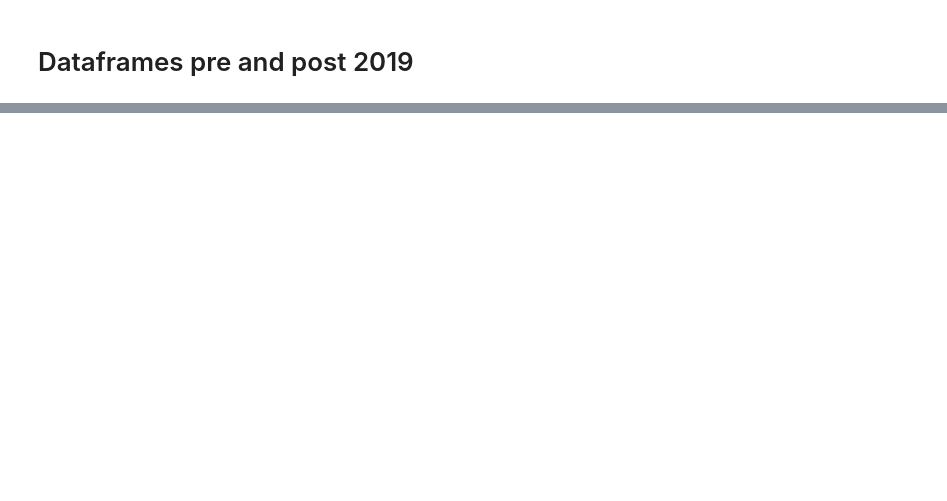
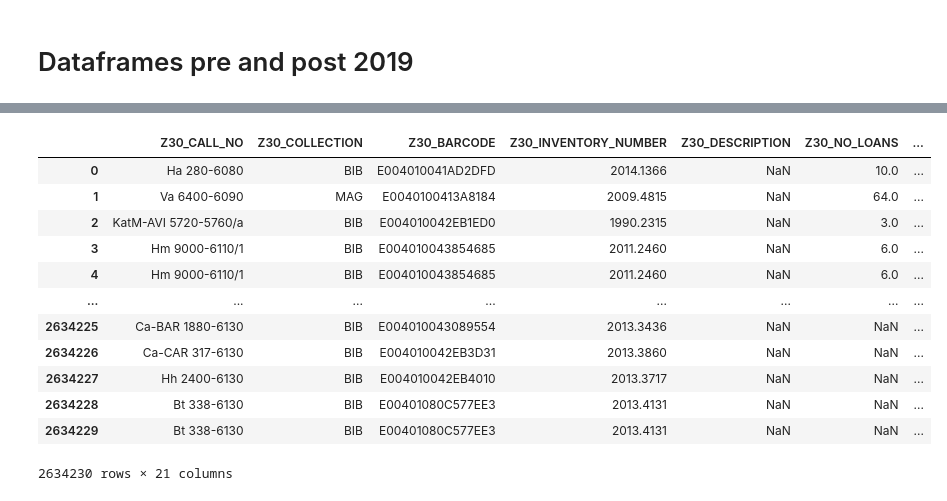
Before and after one commit to hanaCasey/BHVizData, a Jupyter notebook: thesis/src/analysis.ipynb, the cells around one changed output, grey strips where cells are left out. Cells and saved outputs as stored; diff of their text form; code cells hidden in the pictures; blank space fills up the shorter version.

```diff
--- a/thesis/src/analysis.ipynb
+++ b/thesis/src/analysis.ipynb
@@ -311,0 +324,24 @@ plot_loan_frequency(post)
+# %%
+# Export for rawgraph, loans by subject per year
+user_df.groupby(['Subject', user_df['Z36H_LOAN_DATE'].dt.year]).size().reset_index(name='count').to_csv('exp/rawgraph/subject_count_loans.csv', index=False)
+
+
+# Full bvb export for metadata
+path = '../../data/hertziana_exp/b3kat_export/'
+files = glob.glob(os.path.join(path, '*.csv'))
+
+li = []
+
+for filename in files:
+    frame = pd.read_csv(filename, header=0)
+    li.append(frame)
+
+df_full = pd.concat(li, axis=0, ignore_index=True)
+
+df_full= df_full[['id', 'lang', 'authors', 'parentId', 'title', 'subtitle', 'statement']] # Select columns here
+df_full = df_full.drop_duplicates(subset=['id'])
+
+df = user_df.merge(df_full, left_on='Z13_TITLE', right_on='title', how='')
+# df = df.drop_duplicates(subset=['Z30_CALL_NO'])
+# %%
+df_full = df_full[df_full.parentId.isna()]
@@ -311,0 +352,16 @@ plot_loan_frequency(post)
+# %%
+df
+# %% [output]
+|  | Z30_CALL_NO | Z30_COLLECTION | Z30_BARCODE | Z30_INVENTORY_NUMBER | Z30_DESCRIPTION | Z30_NO_LOANS | ... |
+| 0 | Ha 280-6080 | BIB | E004010041AD2DFD | 2014.1366 | NaN | 10.0 | ... |
+| 1 | Va 6400-6090 | MAG | E0040100413A8184 | 2009.4815 | NaN | 64.0 | ... |
+| 2 | KatM-AVI 5720-5760/a | BIB | E004010042EB1ED0 | 1990.2315 | NaN | 3.0 | ... |
+| 3 | Hm 9000-6110/1 | BIB | E004010043854685 | 2011.2460 | NaN | 6.0 | ... |
+| 4 | Hm 9000-6110/1 | BIB | E004010043854685 | 2011.2460 | NaN | 6.0 | ... |
+| ... | ... | ... | ... | ... | ... | ... | ... |
+| 2634225 | Ca-BAR 1880-6130 | BIB | E004010043089554 | 2013.3436 | NaN | NaN | ... |
+| 2634226 | Ca-CAR 317-6130 | BIB | E004010042EB3D31 | 2013.3860 | NaN | NaN | ... |
+| 2634227 | Hh 2400-6130 | BIB | E004010042EB4010 | 2013.3717 | NaN | NaN | ... |
+| 2634228 | Bt 338-6130 | BIB | E00401080C577EE3 | 2013.4131 | NaN | NaN | ... |
+| 2634229 | Bt 338-6130 | BIB | E00401080C577EE3 | 2013.4131 | NaN | NaN | ... |
+2634230 rows × 21 columns
```
Also changed, not shown: parts of 15 cells of this notebook, 18 other files.
